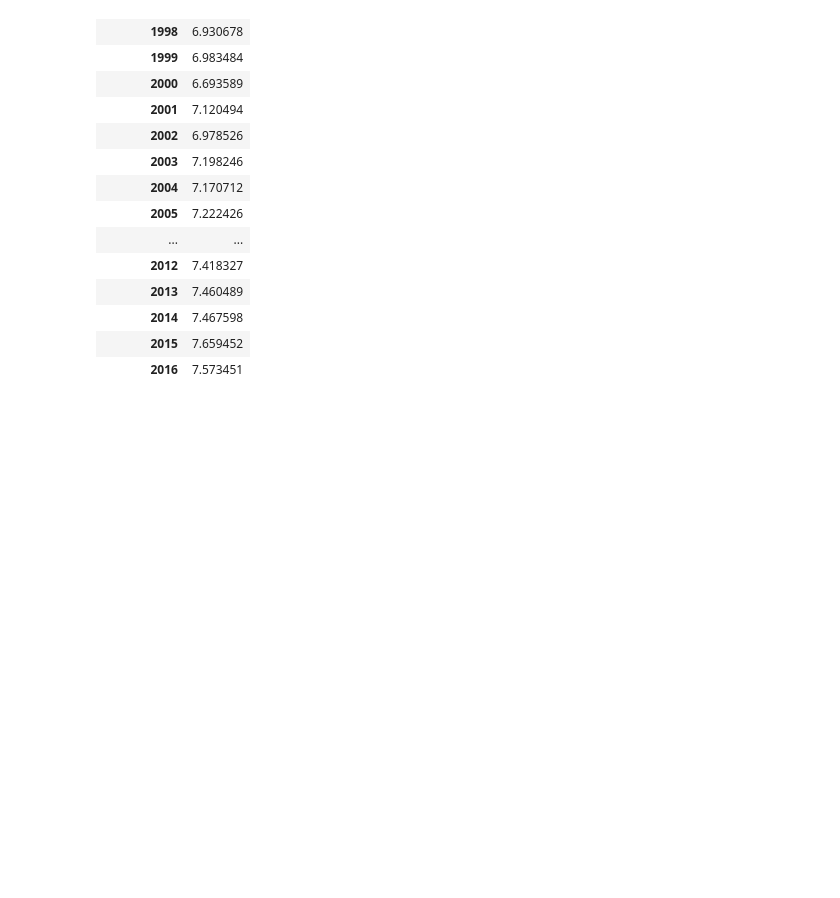
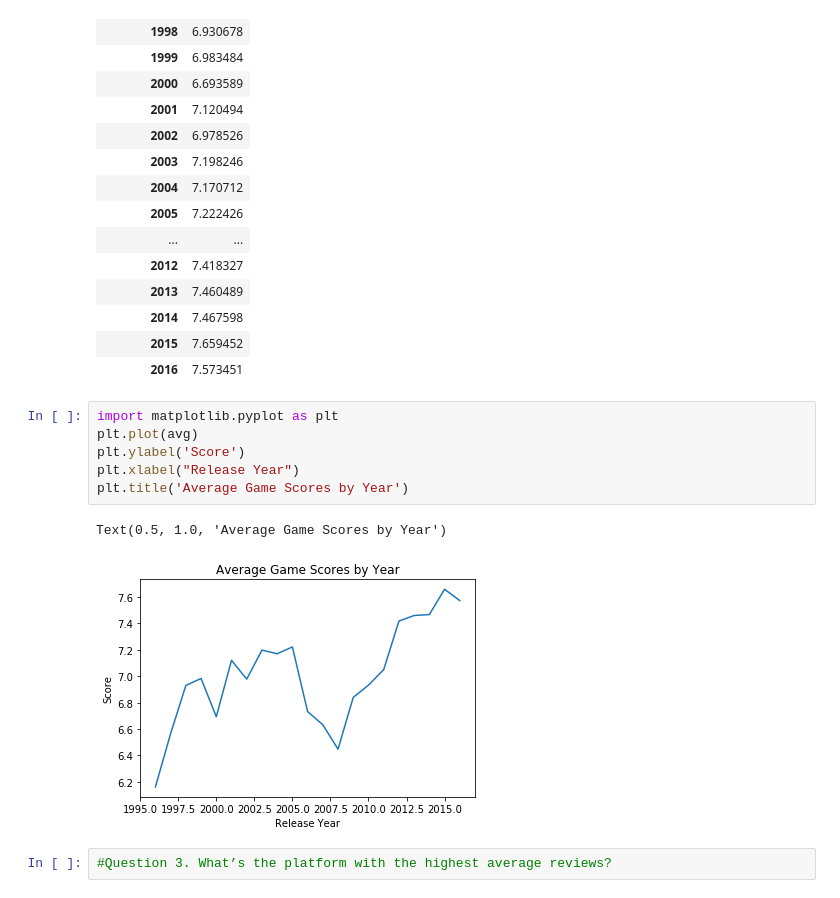
Before and after one commit to Sriramgn0/DataScience_projects, a Jupyter notebook: DS Toolkit/Day-3-Numpy-Pandas/Video Game Tutorial/Exercises.ipynb, the cells around one changed output. Cells and saved outputs as stored; diff of their text form; blank space fills up the shorter version.

```diff
--- a/DS Toolkit/Day-3-Numpy-Pandas/Video Game Tutorial/Exercises.ipynb
+++ b/DS Toolkit/Day-3-Numpy-Pandas/Video Game Tutorial/Exercises.ipynb
@@ -85,3 +85,14 @@ avg
 | 2014 | 7.467598 |
 | 2015 | 7.659452 |
 | 2016 | 7.573451 |
+# %%
+import matplotlib.pyplot as plt
+plt.plot(avg)
+plt.ylabel('Score')
+plt.xlabel("Release Year")
+plt.title('Average Game Scores by Year')
+# %% [output]
+Text(0.5, 1.0, 'Average Game Scores by Year')
+[figure, added]
+# %%
+#Question 3. What’s the platform with the highest average reviews?
```
Also changed, not shown: parts of 7 cells of this notebook, 2 other files.
